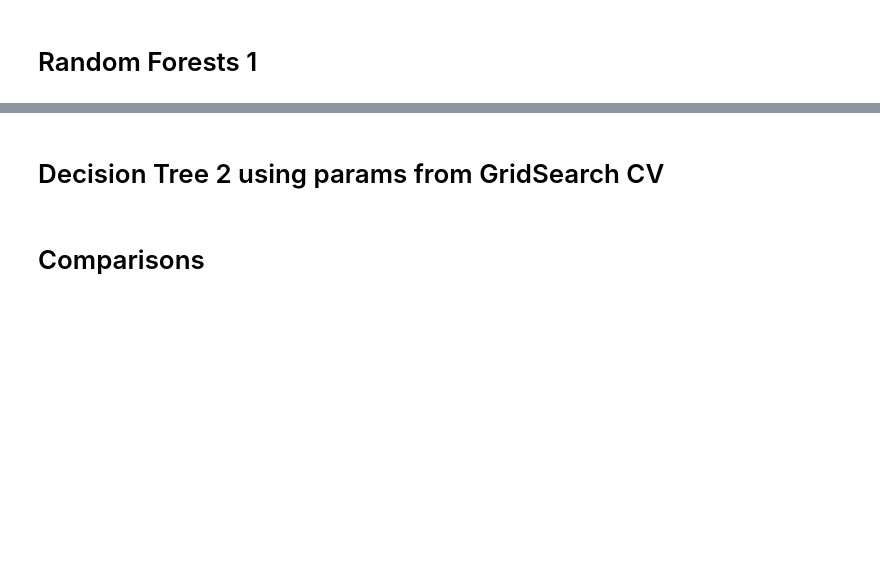
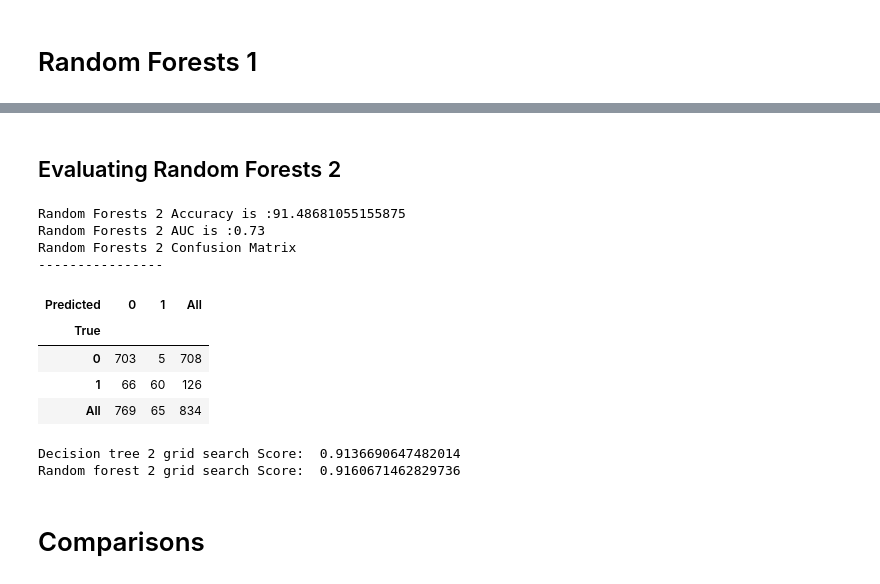
Before and after one commit to jxn628/syriatel-churn-analysis, a Jupyter notebook: student.ipynb, the cells around one changed output, grey strips where cells are left out. Cells and saved outputs as stored; diff of their text form; code cells hidden in the pictures; blank space fills up the shorter version.

```diff
--- a/student.ipynb
+++ b/student.ipynb
@@ -314,3 +409,5 @@ print(f"Random Forests 1 AUC Score: {rf1_roc_auc :.2%}")
+# %%
+rf2_clf = RandomForestClassifier(random_state=23)
 # %%
 rf_param_grid = {
     'n_estimators': [10, 30, 100],
@@ -339,8 +459,35 @@ print(f"Random Forests 2 Mean Cross Validation Score: {mean_rf2_cv_score :.2%}")
+# %% [markdown]
+## Evaluating Random Forests 2
+# %%
+# Calculate accuracy
+rf2_acc = accuracy_score(y_test,rf2_y_pred) * 100
+print('Random Forests 2 Accuracy is :{0}'.format(rf2_acc))
+
+# Check the AUC for predictions
+false_positive_rate, true_positive_rate, thresholds = roc_curve(y_test, rf2_y_pred)
+rf2_roc_auc = auc(false_positive_rate, true_positive_rate)
+print('Random Forests 2 AUC is :{0}'.format(round(rf2_roc_auc, 2)))
+
+# Create and print a confusion matrix
+print('Random Forests 2 Confusion Matrix')
+print('----------------')
+pd.crosstab(y_test, rf2_y_pred, rownames=['True'], colnames=['Predicted'], margins=True)
+# %% [output]
+Random Forests 2 Accuracy is :91.48681055155875
+Random Forests 2 AUC is :0.73
+Random Forests 2 Confusion Matrix
+----------------
+| Predicted | 0 | 1 | All |
+| True |  |  |  |
+| 0 | 703 | 5 | 708 |
+| 1 | 66 | 60 | 126 |
+| All | 769 | 65 | 834 |
 # %%
-dt1_score = dt1_grid_search.score(X_test, y_test)
-rf1_score = rf1_grid_search.score(X_test, y_test)
+dt2_score = dt2_grid_search.score(X_test, y_test)
+rf2_score = rf2_grid_search.score(X_test, y_test)
 
-print('Decision tree 1 grid search Score: ', dt1_score)
-print('Random forest 1 grid search Score: ', rf1_score)
+print('Decision tree 2 grid search Score: ', dt2_score)
+print('Random forest 2 grid search Score: ', rf2_score)
+# %% [output]
+Decision tree 2 grid search Score:  0.9136690647482014
+Random forest 2 grid search Score:  0.9160671462829736
-# %% [markdown]
-# Decision Tree 2 using params from GridSearch CV
```
Also changed, not shown: parts of 40 cells of this notebook.
